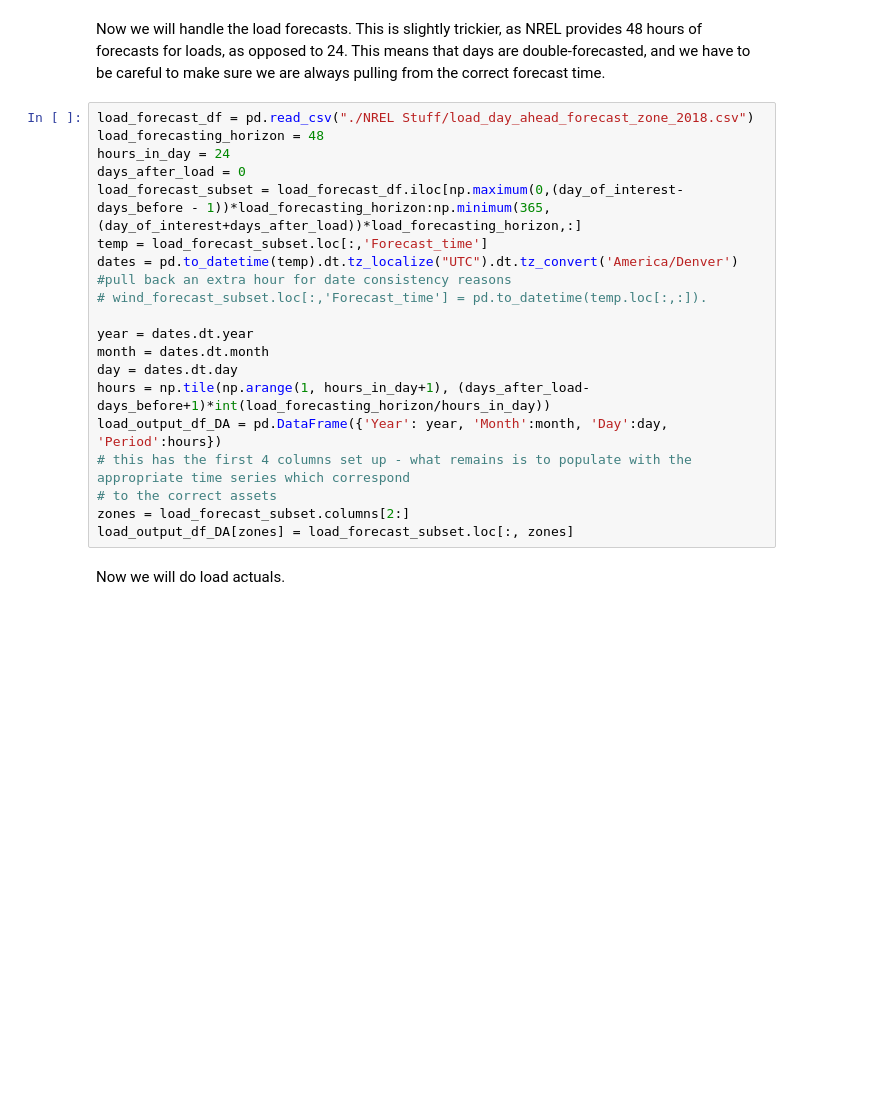
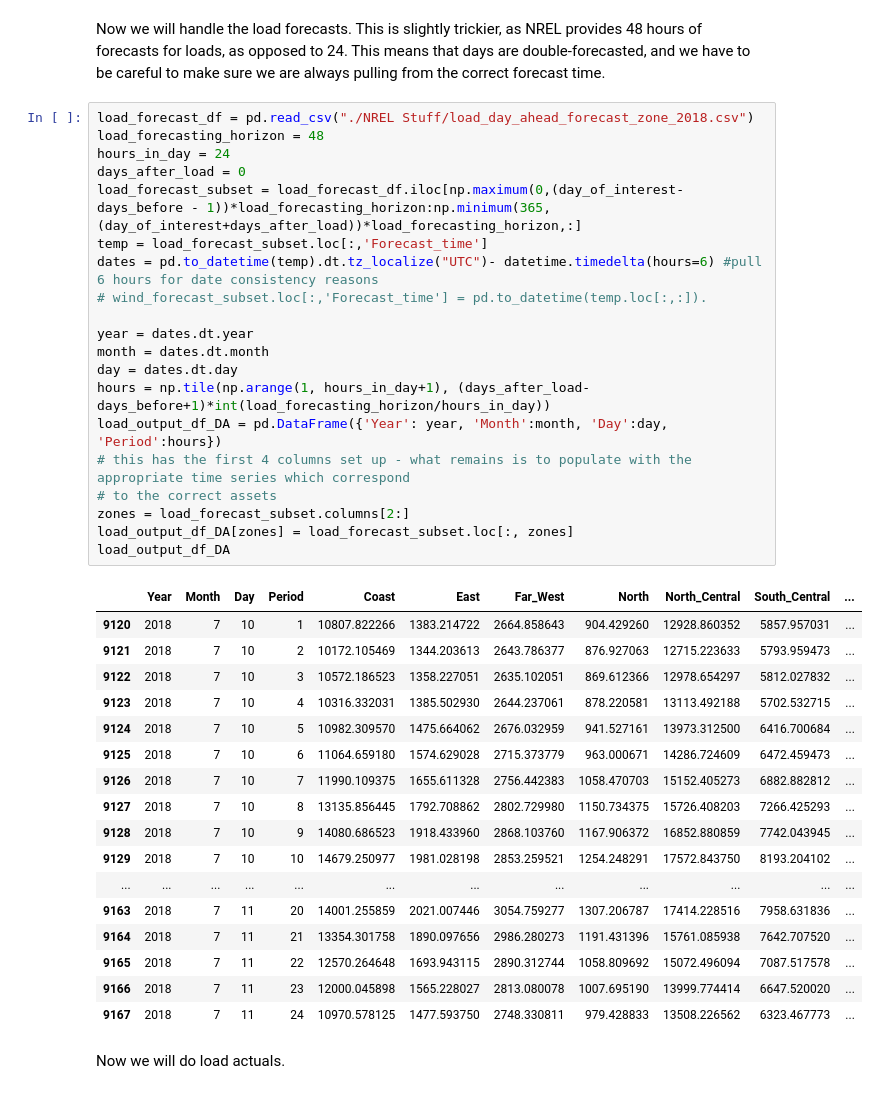
Before and after one commit to EthanReese/texas_7k_data, a Jupyter notebook: Creating timeseries.ipynb, the cells around one changed output. Drawn from its saved outputs; the diff is of its cells as text; blank space fills up the shorter version.

```diff
--- a/Creating timeseries.ipynb
+++ b/Creating timeseries.ipynb
@@ -106,22 +106,41 @@ Now we will handle the load forecasts. This is slightly trickier, as NREL provid
 # %%
 load_forecast_df = pd.read_csv("./NREL Stuff/load_day_ahead_forecast_zone_2018.csv")
 load_forecasting_horizon = 48
 hours_in_day = 24
 days_after_load = 0
 load_forecast_subset = load_forecast_df.iloc[np.maximum(0,(day_of_interest-days_before - 1))*load_forecasting_horizon:np.minimum(365,(day_of_interest+days_after_load))*load_forecasting_horizon,:]
 temp = load_forecast_subset.loc[:,'Forecast_time']
-dates = pd.to_datetime(temp).dt.tz_localize("UTC").dt.tz_convert('America/Denver') #pull back an extra hour for date consistency reasons
+dates = pd.to_datetime(temp).dt.tz_localize("UTC")- datetime.timedelta(hours=6) #pull 6 hours for date consistency reasons
 # wind_forecast_subset.loc[:,'Forecast_time'] = pd.to_datetime(temp.loc[:,:]).
 
 year = dates.dt.year
 month = dates.dt.month
 day = dates.dt.day
 hours = np.tile(np.arange(1, hours_in_day+1), (days_after_load-days_before+1)*int(load_forecasting_horizon/hours_in_day))
 load_output_df_DA = pd.DataFrame({'Year': year, 'Month':month, 'Day':day, 'Period':hours})
 # this has the first 4 columns set up - what remains is to populate with the appropriate time series which correspond
 # to the correct assets
 zones = load_forecast_subset.columns[2:]
 load_output_df_DA[zones] = load_forecast_subset.loc[:, zones]
+load_output_df_DA
+# %% [output]
+|  | Year | Month | Day | Period | Coast | East | Far_West | North | North_Central | South_Central | ... |
+| 9120 | 2018 | 7 | 10 | 1 | 10807.822266 | 1383.214722 | 2664.858643 | 904.429260 | 12928.860352 | 5857.957031 | ... |
+| 9121 | 2018 | 7 | 10 | 2 | 10172.105469 | 1344.203613 | 2643.786377 | 876.927063 | 12715.223633 | 5793.959473 | ... |
+| 9122 | 2018 | 7 | 10 | 3 | 10572.186523 | 1358.227051 | 2635.102051 | 869.612366 | 12978.654297 | 5812.027832 | ... |
+| 9123 | 2018 | 7 | 10 | 4 | 10316.332031 | 1385.502930 | 2644.237061 | 878.220581 | 13113.492188 | 5702.532715 | ... |
+| 9124 | 2018 | 7 | 10 | 5 | 10982.309570 | 1475.664062 | 2676.032959 | 941.527161 | 13973.312500 | 6416.700684 | ... |
+| 9125 | 2018 | 7 | 10 | 6 | 11064.659180 | 1574.629028 | 2715.373779 | 963.000671 | 14286.724609 | 6472.459473 | ... |
+| 9126 | 2018 | 7 | 10 | 7 | 11990.109375 | 1655.611328 | 2756.442383 | 1058.470703 | 15152.405273 | 6882.882812 | ... |
+| 9127 | 2018 | 7 | 10 | 8 | 13135.856445 | 1792.708862 | 2802.729980 | 1150.734375 | 15726.408203 | 7266.425293 | ... |
+| 9128 | 2018 | 7 | 10 | 9 | 14080.686523 | 1918.433960 | 2868.103760 | 1167.906372 | 16852.880859 | 7742.043945 | ... |
+| 9129 | 2018 | 7 | 10 | 10 | 14679.250977 | 1981.028198 | 2853.259521 | 1254.248291 | 17572.843750 | 8193.204102 | ... |
+| ... | ... | ... | ... | ... | ... | ... | ... | ... | ... | ... | ... |
+| 9163 | 2018 | 7 | 11 | 20 | 14001.255859 | 2021.007446 | 3054.759277 | 1307.206787 | 17414.228516 | 7958.631836 | ... |
+| 9164 | 2018 | 7 | 11 | 21 | 13354.301758 | 1890.097656 | 2986.280273 | 1191.431396 | 15761.085938 | 7642.707520 | ... |
+| 9165 | 2018 | 7 | 11 | 22 | 12570.264648 | 1693.943115 | 2890.312744 | 1058.809692 | 15072.496094 | 7087.517578 | ... |
+| 9166 | 2018 | 7 | 11 | 23 | 12000.045898 | 1565.228027 | 2813.080078 | 1007.695190 | 13999.774414 | 6647.520020 | ... |
+| 9167 | 2018 | 7 | 11 | 24 | 10970.578125 | 1477.593750 | 2748.330811 | 979.428833 | 13508.226562 | 6323.467773 | ... |
 # %% [markdown]
 Now we will do load actuals.
 # %%
```
Also changed, not shown: parts of 2 cells of this notebook.
